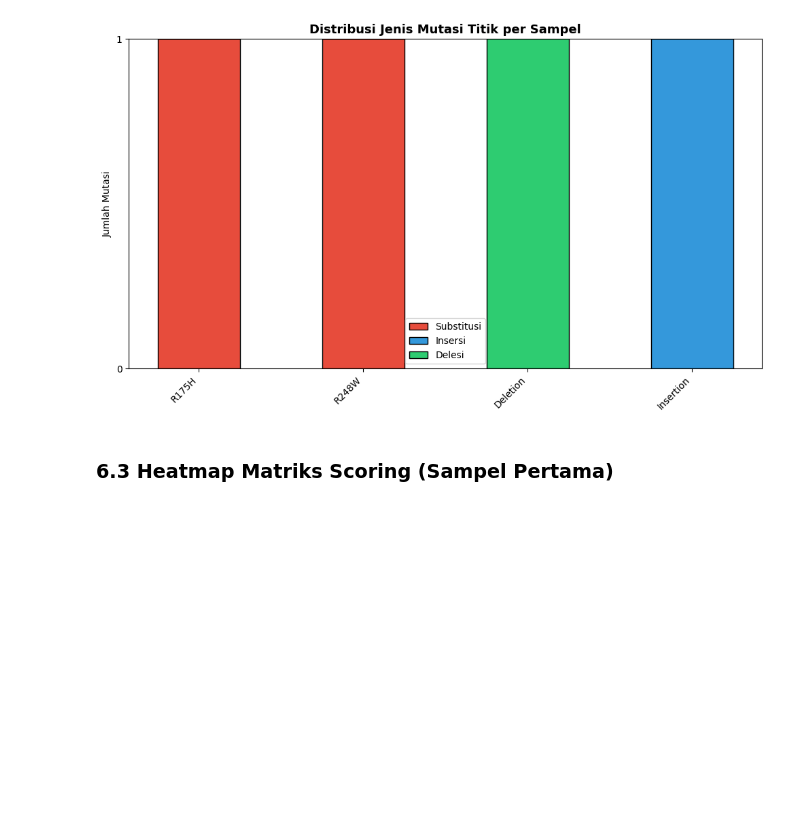
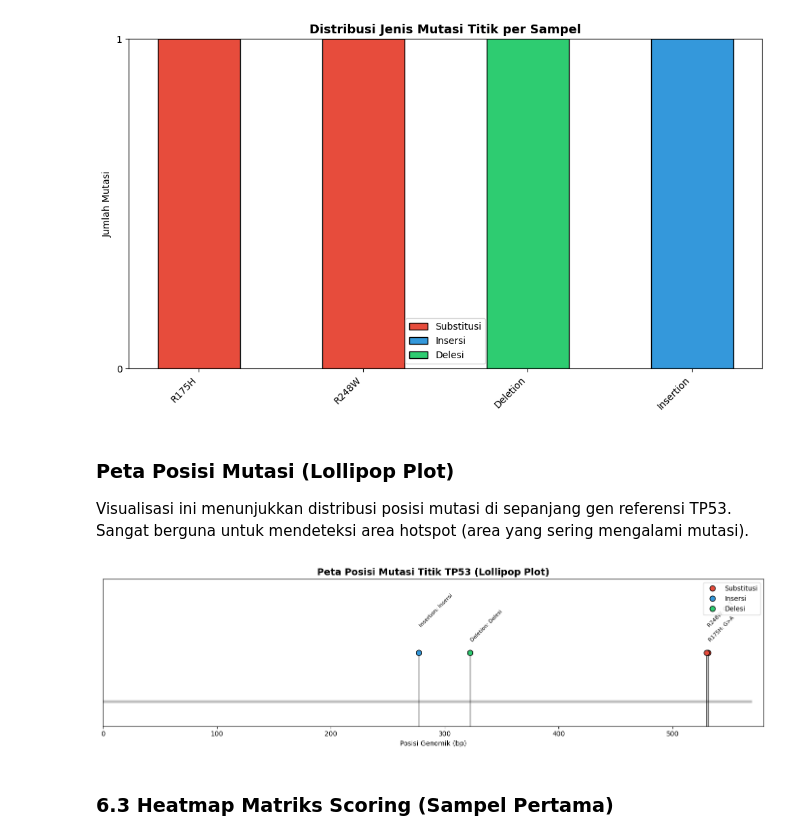
Before and after one commit to naurchmn/tp53-point-mutation-detection, a Jupyter notebook: notebooks/tp53_mutation_detection.ipynb, the cells around one changed output. Cells and saved outputs as stored; diff of their text form; code cells hidden in the pictures; blank space fills up the shorter version.

```diff
--- a/notebooks/tp53_mutation_detection.ipynb
+++ b/notebooks/tp53_mutation_detection.ipynb
@@ -275,6 +386,63 @@ plt.tight_layout()
 plt.show()
 # %% [output]
 [figure]
+# %% [markdown]
+### Peta Posisi Mutasi (Lollipop Plot)
+Visualisasi ini menunjukkan distribusi posisi mutasi di sepanjang gen referensi TP53. Sangat berguna untuk mendeteksi area hotspot (area yang sering mengalami mutasi).
+# %%
+# Advanced Mutation Visualization (Lollipop Plot)
+import matplotlib.lines as mlines
+
+fig, ax = plt.subplots(figsize=(14, 4))
+
+# Gambar gen reference sebagai garis
+ax.hlines(1, 0, len(ref_seq), color='gray', linewidth=4, alpha=0.5, label='TP53 Reference Gene')
+
+# Ekstrak semua mutasi
+all_mutations_pos = []
+all_mutations_type = []
+all_mutations_desc = []
+
+for sample, res in results.items():
+    short_sample = sample.replace('TP53_Mutant_Sample_', '')
+    for mut in res['mutations']:
+        all_mutations_pos.append(mut.position)
+        all_mutations_type.append(mut.mutation_type.value)
+        desc = f"{short_sample}: {mut.ref_base}>{mut.mut_base}" if mut.mutation_type == MutationType.SUBSTITUTION else f"{short_sample}: {mut.mutation_type.value}"
+        all_mutations_desc.append(desc)
+
+# Pilihan warna berdasarkan jenis mutasi
+color_map = {'Substitusi': '#e74c3c', 'Insersi': '#3498db', 'Delesi': '#2ecc71'}
+colors = [color_map[m] for m in all_mutations_type]
+
+# Plot batang (stem) mutasi
+if all_mutations_pos: # Only plot if mutations exist
+    markerline, stemlines, baseline = ax.stem(all_mutations_pos, [2]*len(all_mutations_pos), linefmt='k-', basefmt=" ")
+    plt.setp(stemlines, 'linewidth', 1)
+    # Hide the default markerline since we'll draw custom markers
+    plt.setp(markerline, 'visible', False)
+
+    # Ganti warna marker secara individual
+    for i, pos in enumerate(all_mutations_pos):
+        ax.plot(pos, 2, 'o', color=colors[i], markersize=8, markeredgecolor='black')
+        # Teks label (opsional, karena bisa overlap jika banyak)
+        ax.text(pos, 2.2 + (i%2)*0.3, all_mutations_desc[i], rotation=45, ha='left', va='bottom', fontsize=8)
+
+# Dummy scatter untuk legend
+legend_handles = [mlines.Line2D([], [], color=color_map[k], marker='o', linestyle='None',
+                          markersize=8, markeredgecolor='black', label=k) for k in color_map.keys()]
+ax.legend(handles=legend_handles, loc='upper right')
+
+ax.set_title('Peta Posisi Mutasi Titik TP53 (Lollipop Plot)', fontsize=14, fontweight='bold')
+ax.set_xlabel('Posisi Genomik (bp)')
+ax.set_yticks([]) # Sembunyikan sumbu y
+ax.set_ylim(0.5, 3.5)
+ax.set_xlim(0, len(ref_seq) + 10)
+
+plt.tight_layout()
+plt.show()
+# %% [output]
+[figure, added]
 # %% [markdown]
 ### 6.3 Heatmap Matriks Scoring (Sampel Pertama)
 # %%
```
Also changed, not shown: parts of 4 cells of this notebook, 1 other file.
